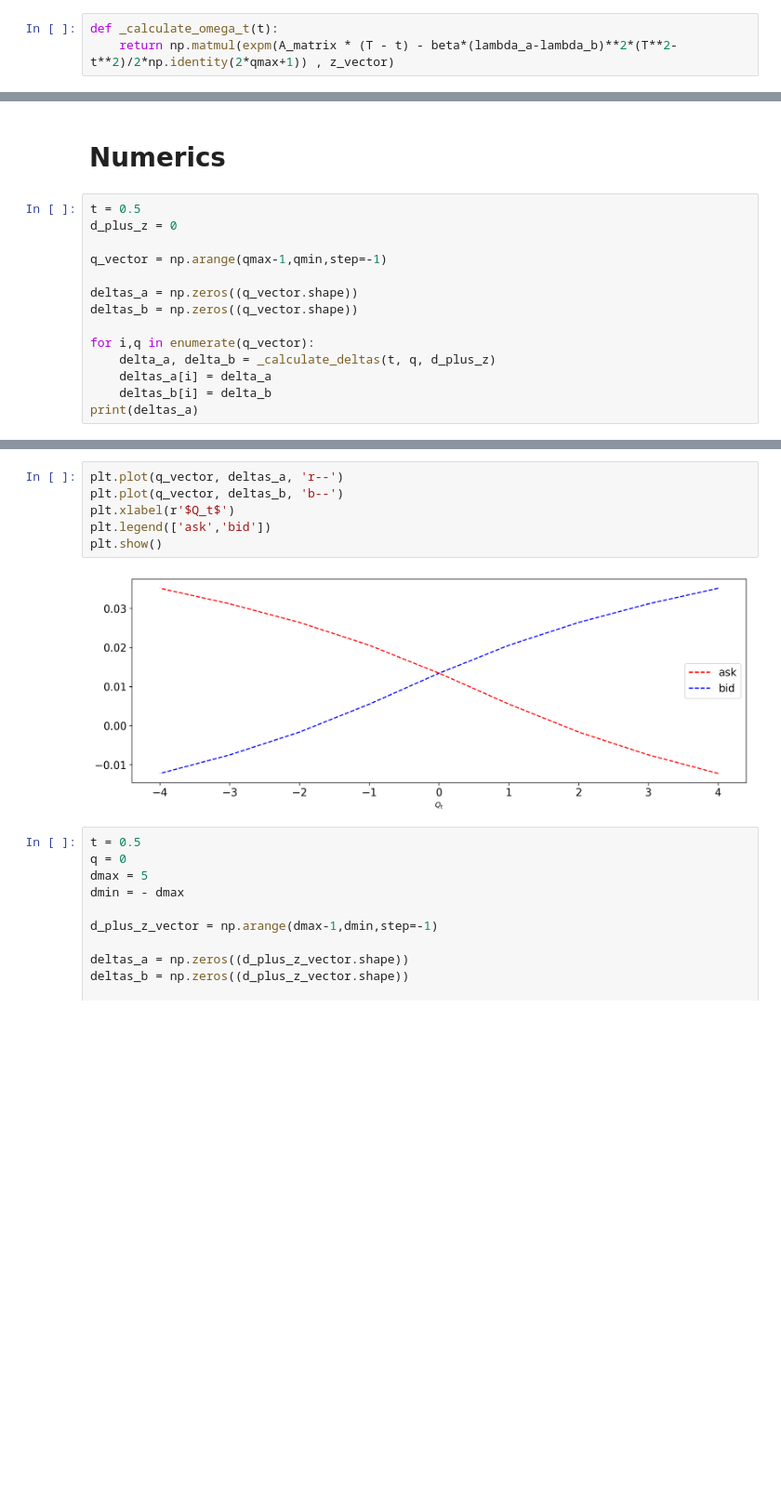
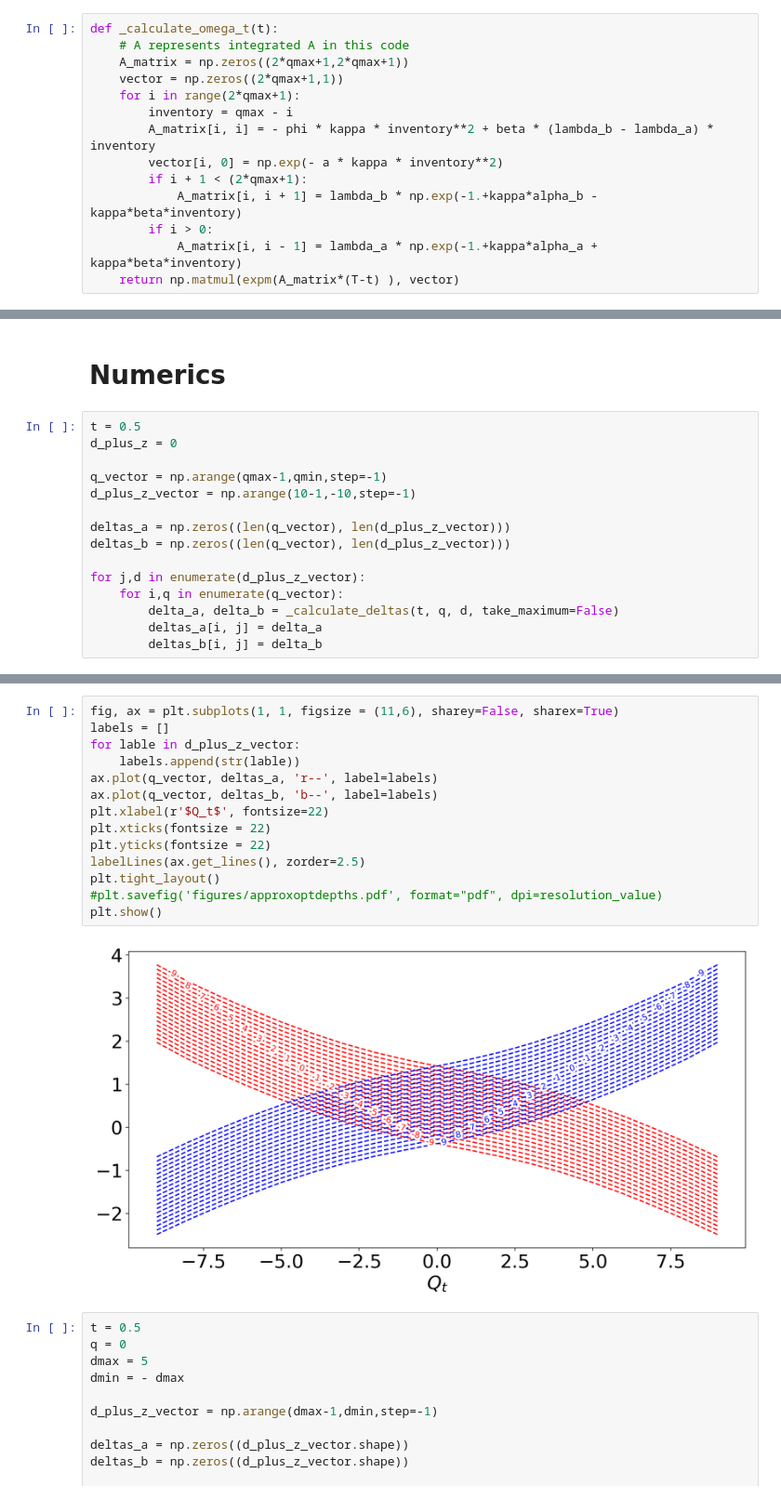
Before and after one commit to leandro-sbetancourt/mm-exogenous-competition, a Jupyter notebook: MM-with-pooled-competition.ipynb, the cells around one changed output, grey strips where cells are left out. Shown at 93% size. Drawn from its saved outputs; the diff is of its cells as text; blank space fills up the shorter version.

```diff
--- a/MM-with-pooled-competition.ipynb
+++ b/MM-with-pooled-competition.ipynb
@@ -63,6 +50,17 @@ for i in range(2*qmax+1):
 # %%
 def _calculate_omega_t(t):
-    return np.matmul(expm(A_matrix * (T - t) - beta*(lambda_a-lambda_b)**2*(T**2-t**2)/2*np.identity(2*qmax+1)) , z_vector)
+    # A represents integrated A in this code
+    A_matrix = np.zeros((2*qmax+1,2*qmax+1))
+    vector = np.zeros((2*qmax+1,1))
+    for i in range(2*qmax+1):
+        inventory = qmax - i
+        A_matrix[i, i] = - phi * kappa * inventory**2 + beta * (lambda_b - lambda_a) * inventory
+        vector[i, 0] = np.exp(- a * kappa * inventory**2)
+        if i + 1 < (2*qmax+1):
+            A_matrix[i, i + 1] = lambda_b * np.exp(-1.+kappa*alpha_b - kappa*beta*inventory)
+        if i > 0:
+            A_matrix[i, i - 1] = lambda_a * np.exp(-1.+kappa*alpha_a + kappa*beta*inventory)
+    return np.matmul(expm(A_matrix*(T-t) ), vector)
 # %%
 def _calculate_gt(t):
     omega_function = _calculate_omega_t(t)
@@ -140,12 +110,13 @@ t = 0.5
 d_plus_z = 0
 
 q_vector = np.arange(qmax-1,qmin,step=-1)
+d_plus_z_vector = np.arange(10-1,-10,step=-1)
 
-deltas_a = np.zeros((q_vector.shape))
-deltas_b = np.zeros((q_vector.shape))
+deltas_a = np.zeros((len(q_vector), len(d_plus_z_vector)))
+deltas_b = np.zeros((len(q_vector), len(d_plus_z_vector)))
 
-for i,q in enumerate(q_vector):
-    delta_a, delta_b = _calculate_deltas(t, q, d_plus_z)
-    deltas_a[i] = delta_a
-    deltas_b[i] = delta_b
-print(deltas_a)
+for j,d in enumerate(d_plus_z_vector):
+    for i,q in enumerate(q_vector):
+        delta_a, delta_b = _calculate_deltas(t, q, d, take_maximum=False)
+        deltas_a[i, j] = delta_a
+        deltas_b[i, j] = delta_b
@@ -155,11 +130,19 @@ print(deltas_a)
 # %%
-plt.plot(q_vector, deltas_a, 'r--')
-plt.plot(q_vector, deltas_b, 'b--')
-plt.xlabel(r'$Q_t$')
-plt.legend(['ask','bid'])
+fig, ax = plt.subplots(1, 1, figsize = (11,6), sharey=False, sharex=True)
+labels = []
+for lable in d_plus_z_vector:
+    labels.append(str(lable))
+ax.plot(q_vector, deltas_a, 'r--', label=labels)
+ax.plot(q_vector, deltas_b, 'b--', label=labels)
+plt.xlabel(r'$Q_t$', fontsize=22)
+plt.xticks(fontsize = 22)
+plt.yticks(fontsize = 22)
+labelLines(ax.get_lines(), zorder=2.5)
+plt.tight_layout()
+#plt.savefig('figures/approxoptdepths.pdf', format="pdf", dpi=resolution_value)
 plt.show()
 # %% [output]
-[figure, old version]
+[figure, new version]
 # %%
 t = 0.5
 q = 0
```
Also changed, not shown: parts of 20 cells of this notebook.
